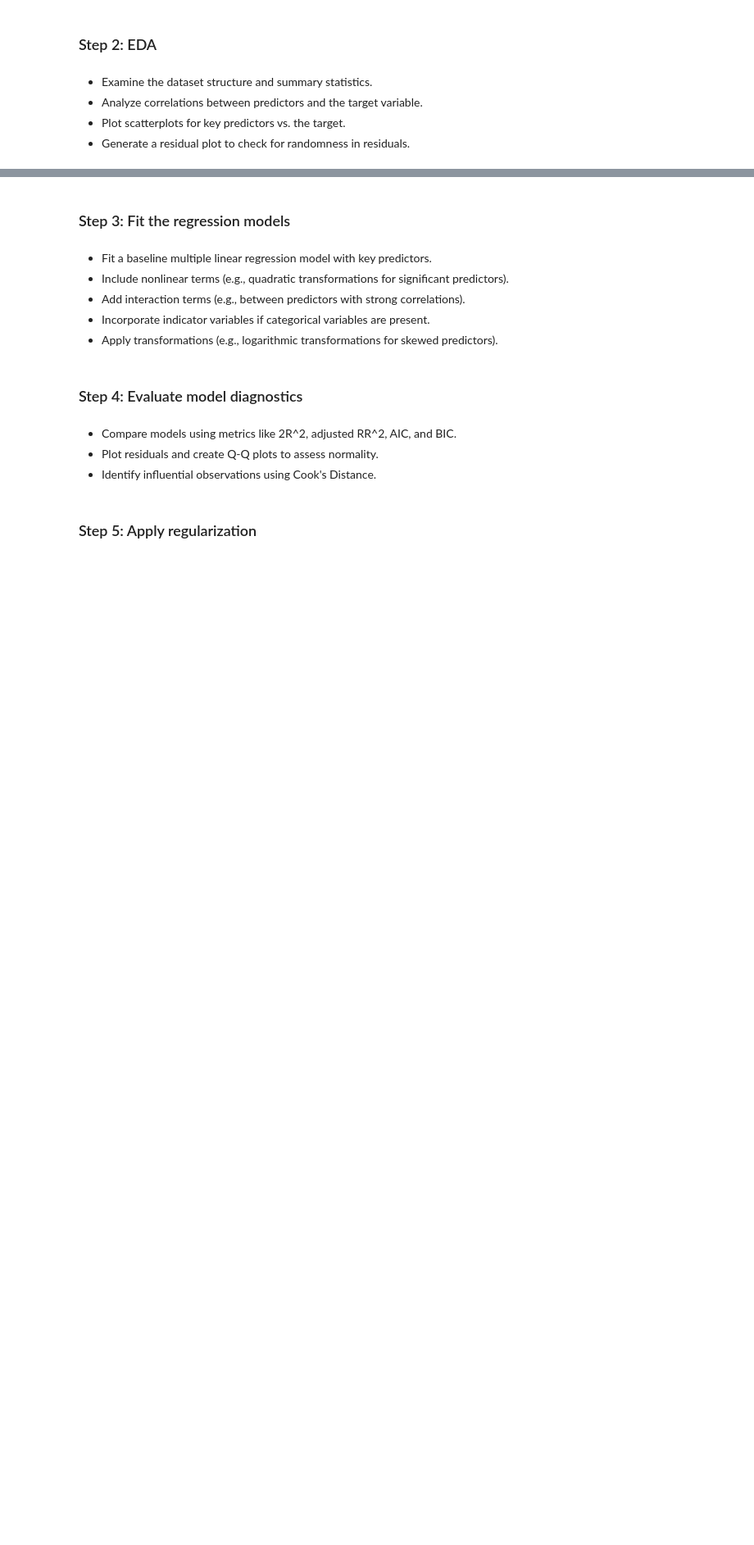
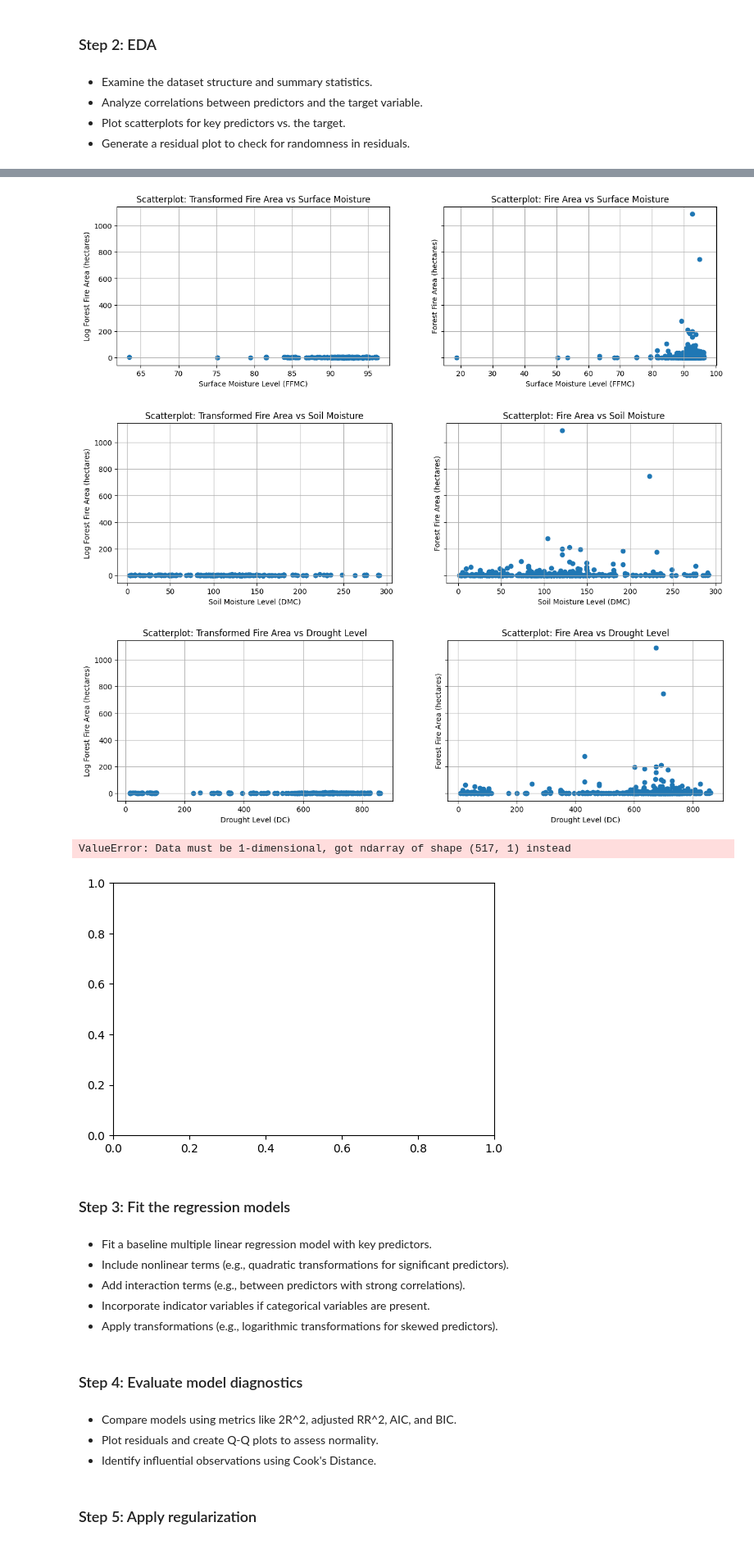
Before and after one commit to marhas109/ds06_mod8, a Jupyter notebook: C06M08Lab.ipynb, the cells around one changed output, grey strips where cells are left out. Shown at 82% size. Saved outputs shown, nothing was run; the diff lists cells and outputs as text; code cells hidden in the pictures; blank space fills up the shorter version.

Commit message:
initial review

```diff
--- a/C06M08Lab.ipynb
+++ b/C06M08Lab.ipynb
@@ -34,3 +110,82 @@ print(y.head())
+# %%
+X['log_area'] = np.log(y)
+
+# scatterplot: FFMC vs. area burned / log area burned
+fig, axes = plt.subplots(1, 2, figsize=(15,4), sharey=True)
+axes[0].scatter(X['FFMC'], log_y)
+axes[0].set_title('Scatterplot: Transformed Fire Area vs Surface Moisture')
+axes[0].set_xlabel('Surface Moisture Level (FFMC)')
+axes[0].set_ylabel('Log Forest Fire Area (hectares)')
+axes[0].grid(True)
+
+axes[1].scatter(X['FFMC'], y)
+axes[1].set_title('Scatterplot: Fire Area vs Surface Moisture')
+axes[1].set_xlabel('Surface Moisture Level (FFMC)')
+axes[1].set_ylabel('Forest Fire Area (hectares)')
+axes[1].grid(True)
+plt.show()
+
+# scatterplot: DMC vs. area burned / log area burned
+fig, axes = plt.subplots(1, 2, figsize=(15,4), sharey=True)
+axes[0].scatter(X['DMC'], log_y)
+axes[0].set_title('Scatterplot: Transformed Fire Area vs Soil Moisture')
+axes[0].set_xlabel('Soil Moisture Level (DMC)')
+axes[0].set_ylabel('Log Forest Fire Area (hectares)')
+axes[0].grid(True)
+
+axes[1].scatter(X['DMC'], y)
+axes[1].set_title('Scatterplot: Fire Area vs Soil Moisture')
+axes[1].set_xlabel('Soil Moisture Level (DMC)')
+axes[1].set_ylabel('Forest Fire Area (hectares)')
+axes[1].grid(True)
+plt.show()
+
+# scatterplot: DC vs. area burned / log area burned
+fig, axes = plt.subplots(1, 2, figsize=(15,4), sharey=True)
+axes[0].scatter(X['DC'], log_y)
+axes[0].set_title('Scatterplot: Transformed Fire Area vs Drought Level')
+axes[0].set_xlabel('Drought Level (DC)')
+axes[0].set_ylabel('Log Forest Fire Area (hectares)')
+axes[0].grid(True)
+
+axes[1].scatter(X['DC'], y)
+axes[1].set_title('Scatterplot: Fire Area vs Drought Level')
+axes[1].set_xlabel('Drought Level (DC)')
+axes[1].set_ylabel('Forest Fire Area (hectares)')
+axes[1].grid(True)
+plt.show()
+
+fig, ax = plt.subplots(figsize=(6,4))
+sns.scatterplot(x=X['DC'], y=log_y, ax=ax)
+plt.title('Scatterplot: Fire Area vs Drought Level')
+plt.xlabel('Drought Level (DC)')
+plt.ylabel('Forest Fire Area (hectares)')
+plt.grid(True)
+plt.show()
+
+# scatterplot: ISI vs. log area burned
+fig, ax = plt.subplots(figsize=(6,4))
+sns.scatterplot(x=X['ISI'], y=log_y, ax=ax)
+plt.title('Scatterplot: Fire Area vs Initial Spread')
+plt.xlabel('Initial Spread (ISI)')
+plt.ylabel('Forest Fire Area (hectares)')
+plt.grid(True)
+plt.show()
+
+# scatterplot: temp vs. log area burned
+fig, ax = plt.subplots(figsize=(6,4))
+sns.scatterplot(x=X['temp'], y=log_y, ax=ax)
+plt.title('Scatterplot: Fire Area vs Temperature')
+plt.xlabel('Temperature (C)')
+plt.ylabel('Forest Fire Area (hectares)')
+plt.grid(True)
+plt.show()
+# %% [output]
+[figure, added]
+[figure, added]
+[figure, added]
+ValueError: Data must be 1-dimensional, got ndarray of shape (517, 1) instead
+[figure, added]
 # %% [markdown]
 ### Step 3: Fit the regression models
 # %% [markdown]
```
Also changed, not shown: parts of 3 cells of this notebook.
